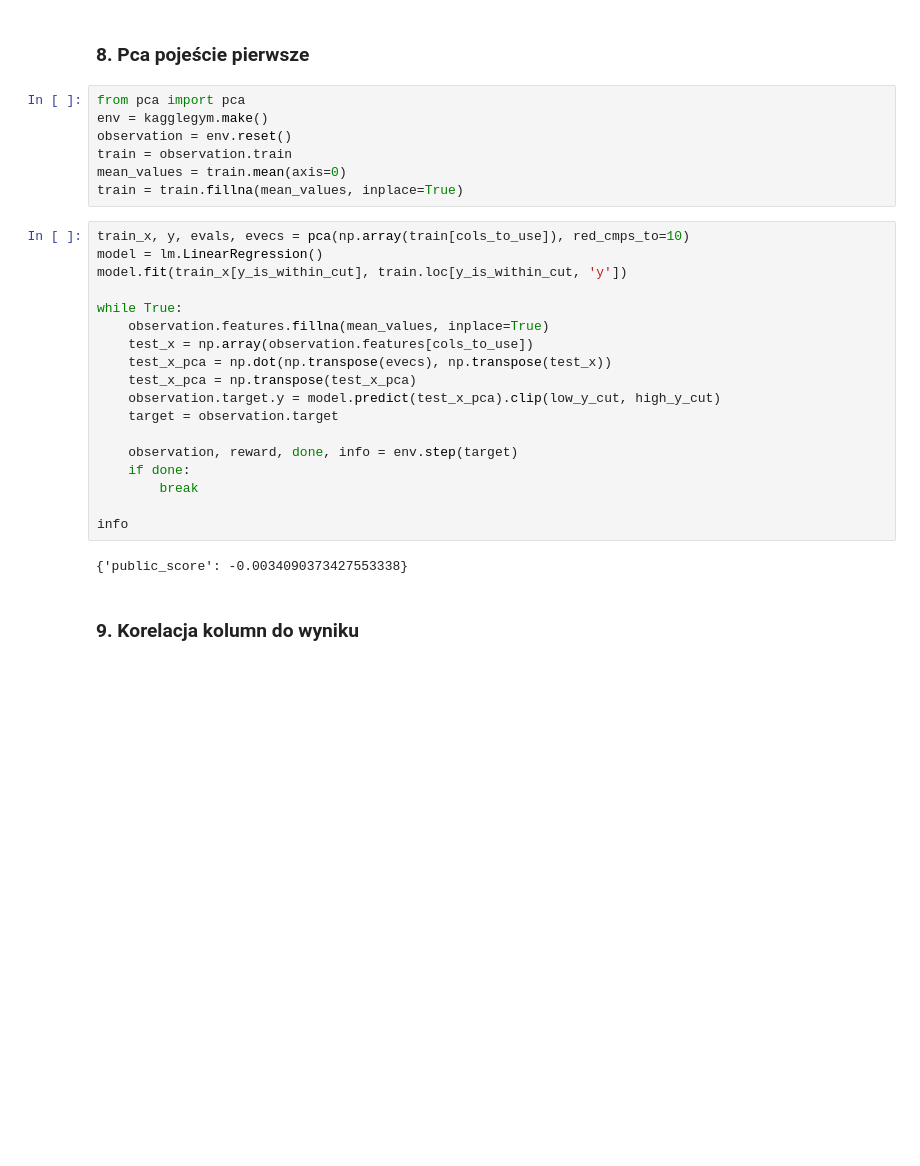
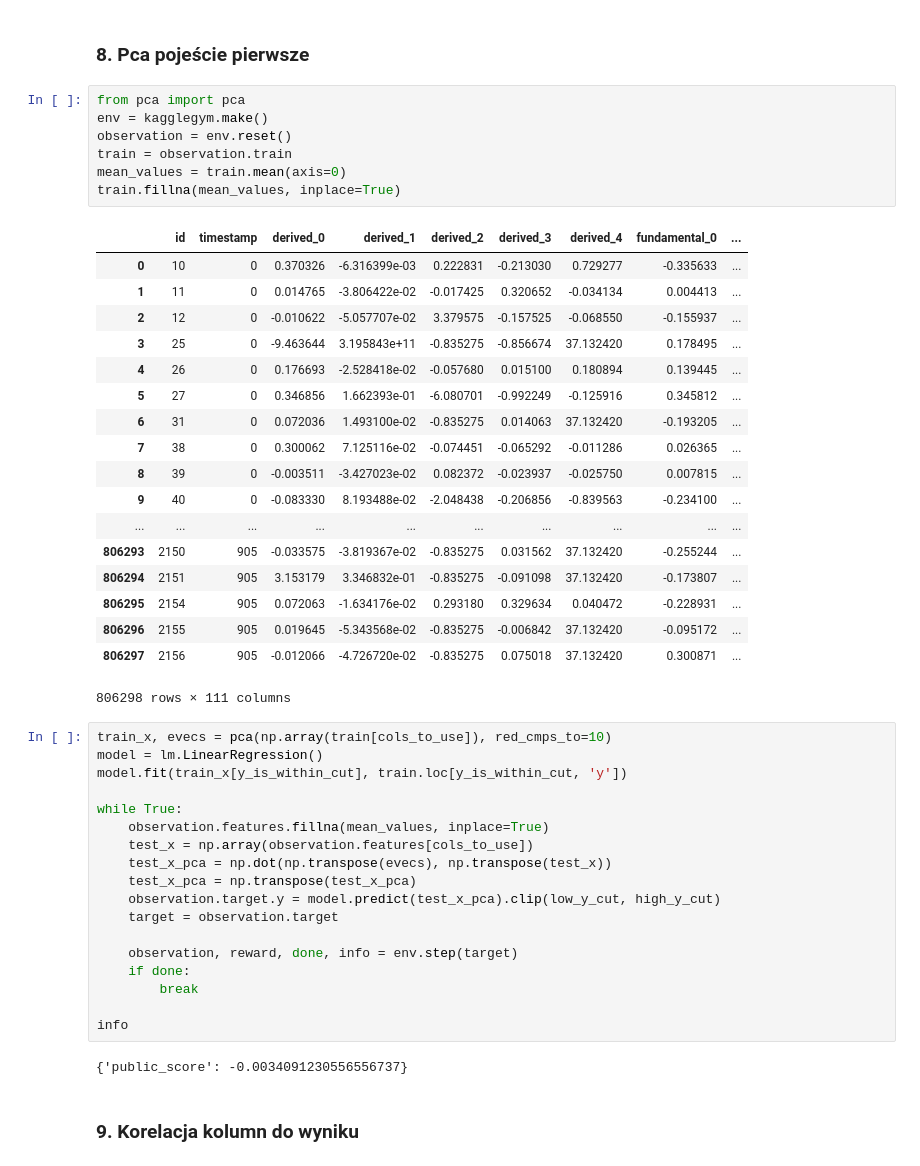
Before and after one commit to sztobar/pca-kaggle, a Jupyter notebook: Models/data_analysis.ipynb, the cells around one changed output. Drawn from its saved outputs; the diff is of its cells as text; blank space fills up the shorter version.

```diff
--- a/Models/data_analysis.ipynb
+++ b/Models/data_analysis.ipynb
@@ -118,12 +156,31 @@ info
 # %%
 from pca import pca
 env = kagglegym.make()
 observation = env.reset()
 train = observation.train
 mean_values = train.mean(axis=0)
-train = train.fillna(mean_values, inplace=True)
+train.fillna(mean_values, inplace=True)
+# %% [output]
+|  | id | timestamp | derived_0 | derived_1 | derived_2 | derived_3 | derived_4 | fundamental_0 | ... |
+| 0 | 10 | 0 | 0.370326 | -6.316399e-03 | 0.222831 | -0.213030 | 0.729277 | -0.335633 | ... |
+| 1 | 11 | 0 | 0.014765 | -3.806422e-02 | -0.017425 | 0.320652 | -0.034134 | 0.004413 | ... |
+| 2 | 12 | 0 | -0.010622 | -5.057707e-02 | 3.379575 | -0.157525 | -0.068550 | -0.155937 | ... |
+| 3 | 25 | 0 | -9.463644 | 3.195843e+11 | -0.835275 | -0.856674 | 37.132420 | 0.178495 | ... |
+| 4 | 26 | 0 | 0.176693 | -2.528418e-02 | -0.057680 | 0.015100 | 0.180894 | 0.139445 | ... |
+| 5 | 27 | 0 | 0.346856 | 1.662393e-01 | -6.080701 | -0.992249 | -0.125916 | 0.345812 | ... |
+| 6 | 31 | 0 | 0.072036 | 1.493100e-02 | -0.835275 | 0.014063 | 37.132420 | -0.193205 | ... |
+| 7 | 38 | 0 | 0.300062 | 7.125116e-02 | -0.074451 | -0.065292 | -0.011286 | 0.026365 | ... |
+| 8 | 39 | 0 | -0.003511 | -3.427023e-02 | 0.082372 | -0.023937 | -0.025750 | 0.007815 | ... |
+| 9 | 40 | 0 | -0.083330 | 8.193488e-02 | -2.048438 | -0.206856 | -0.839563 | -0.234100 | ... |
+| ... | ... | ... | ... | ... | ... | ... | ... | ... | ... |
+| 806293 | 2150 | 905 | -0.033575 | -3.819367e-02 | -0.835275 | 0.031562 | 37.132420 | -0.255244 | ... |
+| 806294 | 2151 | 905 | 3.153179 | 3.346832e-01 | -0.835275 | -0.091098 | 37.132420 | -0.173807 | ... |
+| 806295 | 2154 | 905 | 0.072063 | -1.634176e-02 | 0.293180 | 0.329634 | 0.040472 | -0.228931 | ... |
+| 806296 | 2155 | 905 | 0.019645 | -5.343568e-02 | -0.835275 | -0.006842 | 37.132420 | -0.095172 | ... |
+| 806297 | 2156 | 905 | -0.012066 | -4.726720e-02 | -0.835275 | 0.075018 | 37.132420 | 0.300871 | ... |
+806298 rows × 111 columns
 # %%
-train_x, y, evals, evecs = pca(np.array(train[cols_to_use]), red_cmps_to=10)
+train_x, evecs = pca(np.array(train[cols_to_use]), red_cmps_to=10)
 model = lm.LinearRegression()
 model.fit(train_x[y_is_within_cut], train.loc[y_is_within_cut, 'y'])
 
@@ -141,7 +198,7 @@ while True:
 
 info
 # %% [output]
-{'public_score': -0.0034090373427553338}
+{'public_score': -0.0034091230556556737}
 # %% [markdown]
 ### 9. Korelacja kolumn do wyniku
 # %%
```
Also changed, not shown: parts of 7 cells of this notebook, 3 other files.
